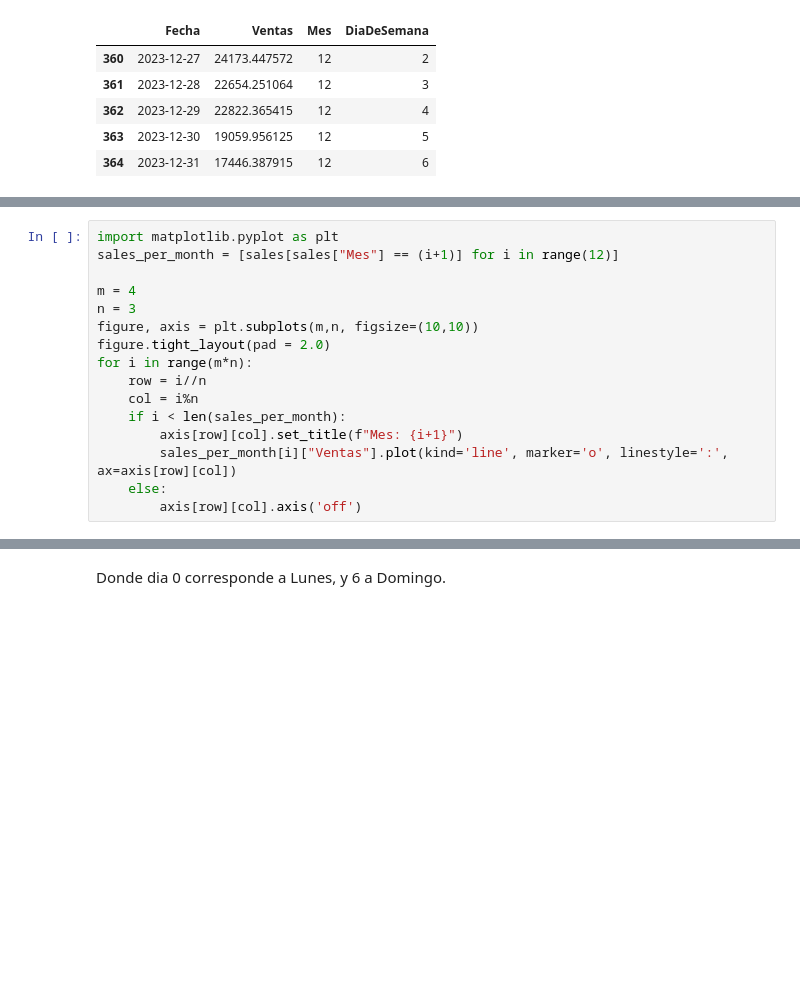
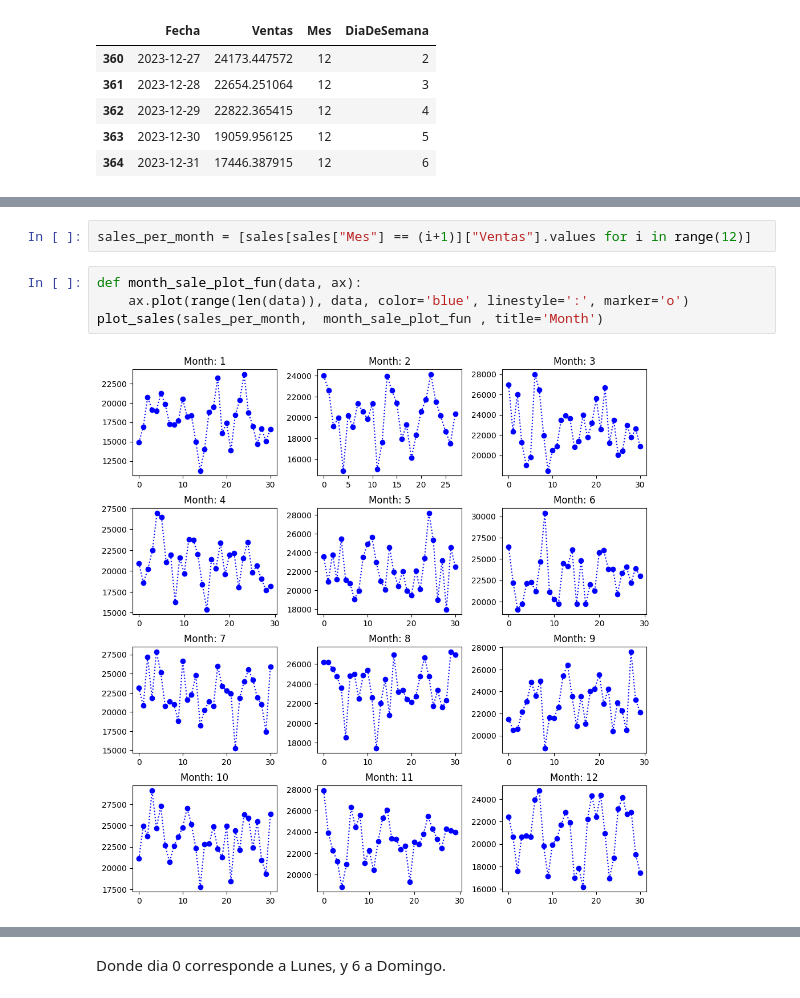
Before and after one commit to gx-ceia-tps/tp2-peia, a Jupyter notebook: tp2-peia-project/tp2-peia-p2.ipynb, the cells around one changed output, grey strips where cells are left out. Drawn from its saved outputs; the diff is of its cells as text; blank space fills up the shorter version.

```diff
--- a/tp2-peia-project/tp2-peia-p2.ipynb
+++ b/tp2-peia-project/tp2-peia-p2.ipynb
@@ -46,16 +39,0 @@ sales.tail()
-# %%
-import matplotlib.pyplot as plt
-sales_per_month = [sales[sales["Mes"] == (i+1)] for i in range(12)]
-
-m = 4
-n = 3
-figure, axis = plt.subplots(m,n, figsize=(10,10))
-figure.tight_layout(pad = 2.0)
-for i in range(m*n):
-    row = i//n
-    col = i%n
-    if i < len(sales_per_month):
-        axis[row][col].set_title(f"Mes: {i+1}")
-        sales_per_month[i]["Ventas"].plot(kind='line', marker='o', linestyle=':', ax=axis[row][col])
-    else:
-        axis[row][col].axis('off')
@@ -64 +57,9 @@ for i in range(m*n):
+# %%
+sales_per_month = [sales[sales["Mes"] == (i+1)]["Ventas"].values for i in range(12)]
+# %%
+def month_sale_plot_fun(data, ax):
+    ax.plot(range(len(data)), data, color='blue', linestyle=':', marker='o')
+plot_sales(sales_per_month,  month_sale_plot_fun , title='Month')
+# %% [output]
+[figure, added]
 # %% [markdown]
```
Also changed, not shown: parts of 17 cells of this notebook.
